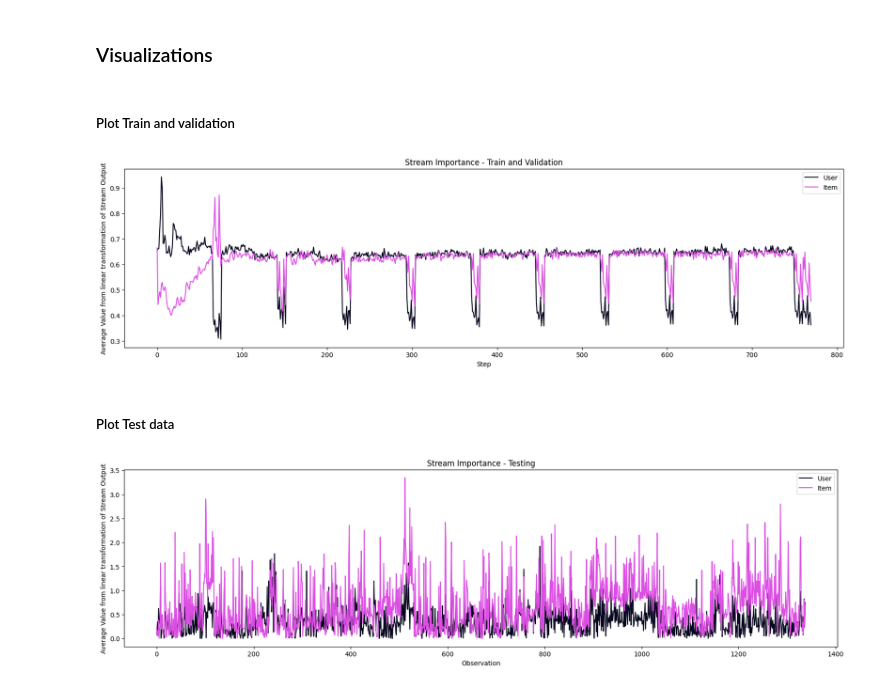
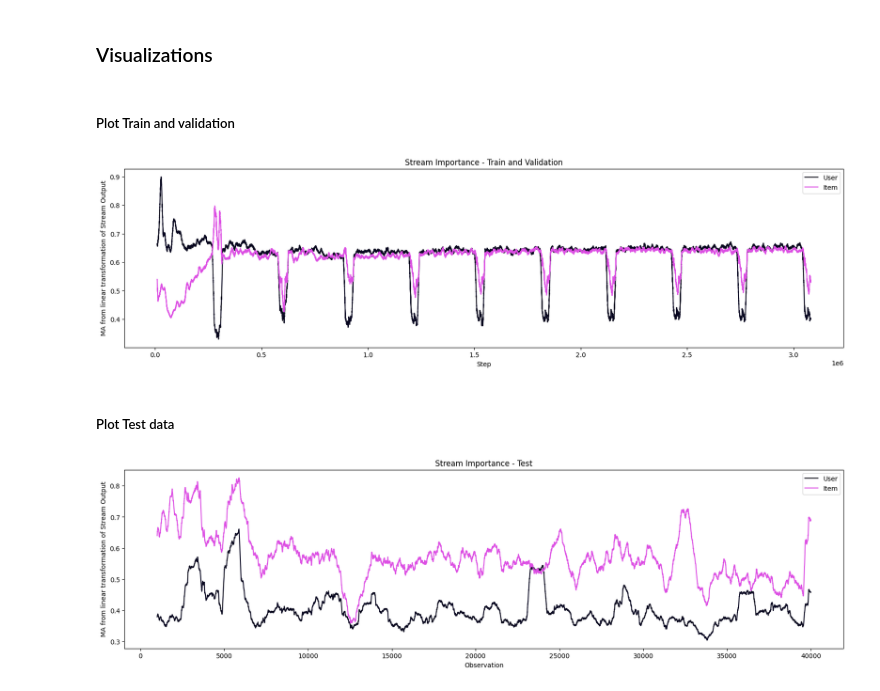
Before and after one commit to zaai-ai/large-language-models, a Jupyter notebook: FinalMLP/FinalMLP.ipynb, the cells around one changed output. Saved outputs shown, nothing was run; the diff lists cells and outputs as text; code cells hidden in the pictures.

```diff
--- a/FinalMLP/FinalMLP.ipynb
+++ b/FinalMLP/FinalMLP.ipynb
@@ -334,12 +335,12 @@ ndcg_score(true_relevance, y_relevance)
 0.9218783397780327
 # %% [markdown]
 ### Visualizations
+# %% [markdown]
+##### Plot Train and validation
 # %%
 # extract tensors for each stream
 x = [i.detach().numpy() for i in model.fusion_module.x_importance]
 y = [i.detach().numpy() for i in model.fusion_module.y_importance]
-# %% [markdown]
-##### Plot Train and validation
 # %%
 plt.rcParams["figure.figsize"] = (20,5)
 plt.plot(x[:770], label='User', color='#070620')
@@ -347,19 +348,19 @@ plt.plot(y[:770], label='Item', color='#dd4fe4')
 plt.legend()
 plt.title('Stream Importance - Train and Validation')
 plt.xlabel('Step')
-plt.ylabel('Average Value from linear transformation of Stream Output')
+plt.ylabel('MA from linear transformation of Stream Output')
 plt.show()
 # %% [output]
-[figure, old version]
+[figure, new version]
 # %% [markdown]
 ##### Plot Test data
 # %%
-plt.plot(x[770:2170], label='User', color='#070620')
-plt.plot(y[770:2170], label='Item', color='#dd4fe4')
+plt.plot(pd.Series(x[770:40000]).rolling(1000).mean().tolist(), label='User', color='#070620')
+plt.plot(pd.Series(y[770:40000]).rolling(1000).mean().tolist(), label='Item', color='#dd4fe4')
 plt.legend()
-plt.title('Stream Importance - Testing')
+plt.title('Stream Importance - Test')
 plt.xlabel('Observation')
-plt.ylabel('Average Value from linear transformation of Stream Output')
+plt.ylabel('MA from linear transformation of Stream Output')
 plt.show()
 # %% [output]
-[figure, old version]
+[figure, new version]
```
Also changed, not shown: parts of 5 cells of this notebook, 1 other file.
